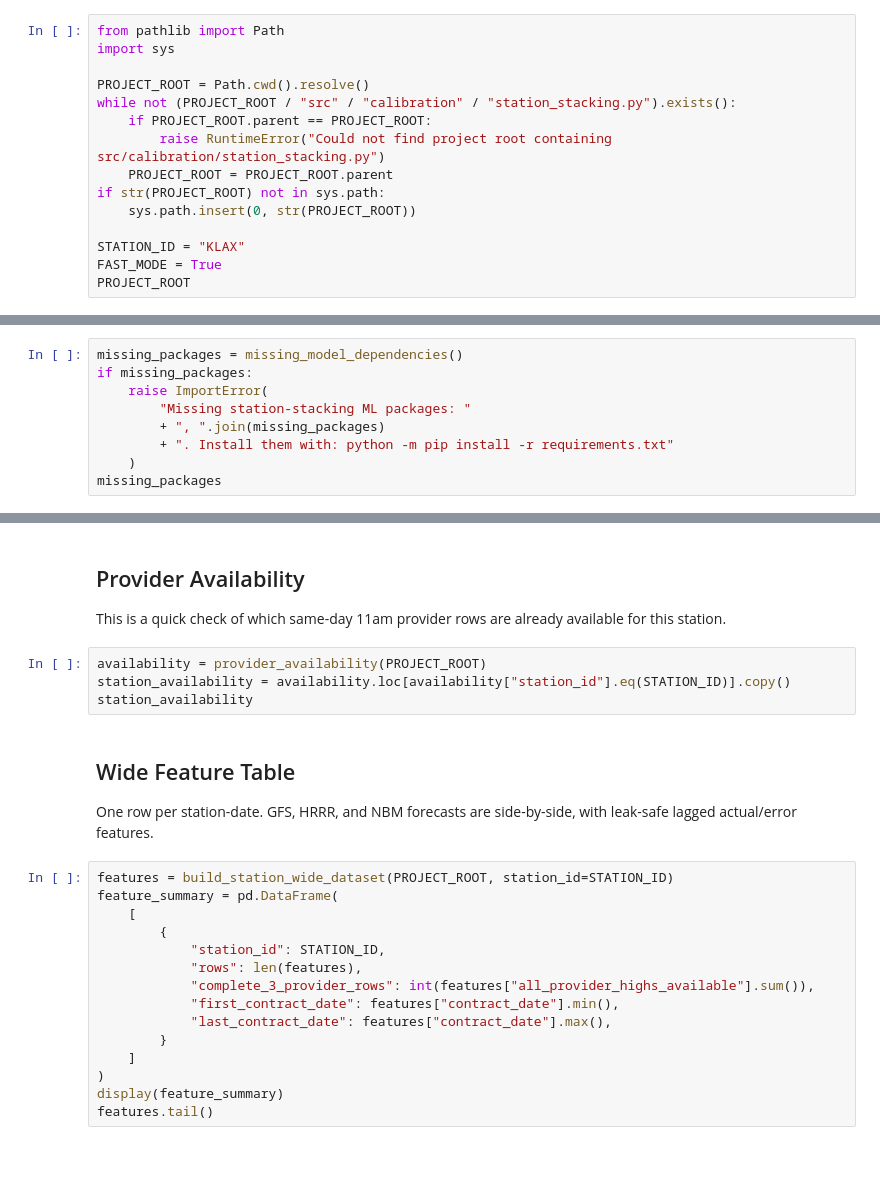
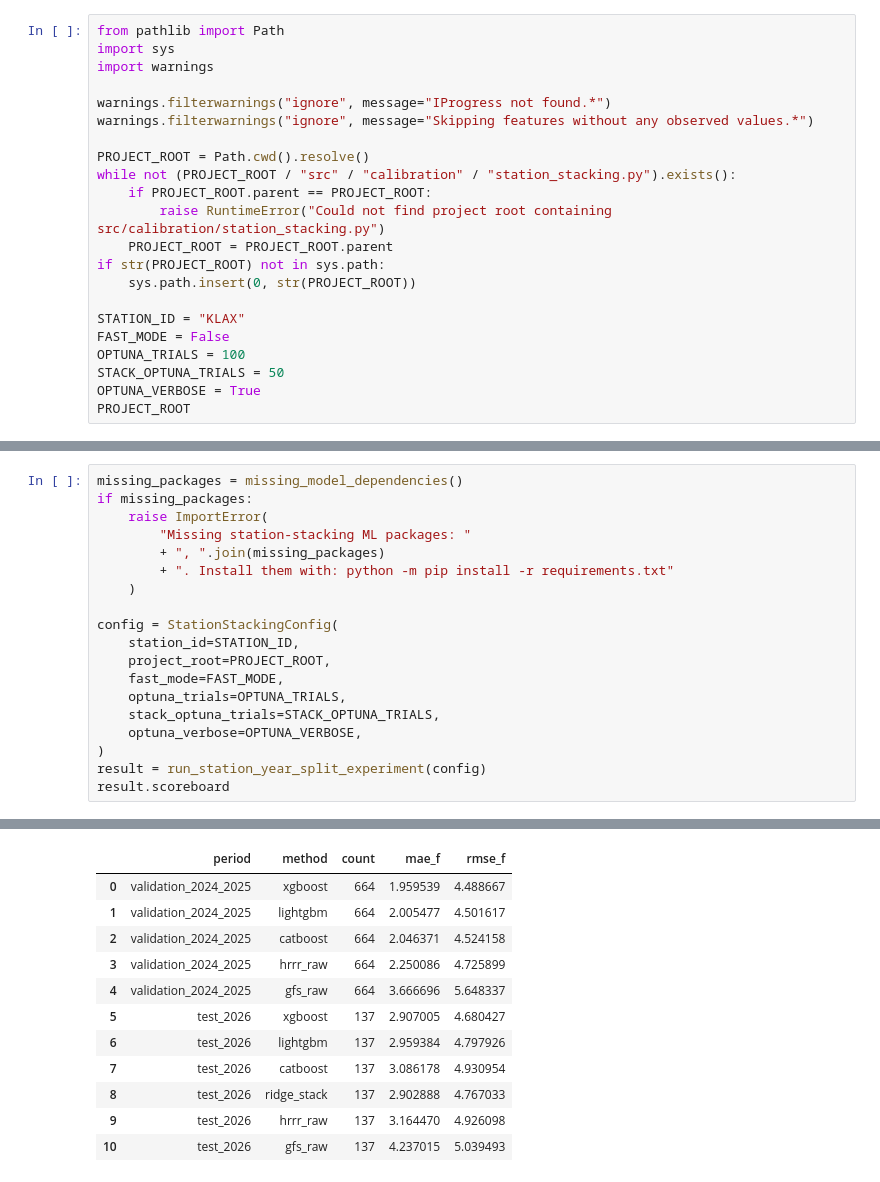
Before and after one commit to FarisFadilArifin/weather-research, a Jupyter notebook: notebooks/station_stacking/stacking_KLAX.ipynb, the cells around one changed output, grey strips where cells are left out. Cells and saved outputs as stored; diff of their text form; blank space fills up the shorter version.

```diff
--- a/notebooks/station_stacking/stacking_KLAX.ipynb
+++ b/notebooks/station_stacking/stacking_KLAX.ipynb
@@ -9,6 +7,10 @@ This is the current ML workflow: it predicts `actual_high_f` directly from same-
 # %%
 from pathlib import Path
 import sys
+import warnings
+
+warnings.filterwarnings("ignore", message="IProgress not found.*")
+warnings.filterwarnings("ignore", message="Skipping features without any observed values.*")
 
 PROJECT_ROOT = Path.cwd().resolve()
 while not (PROJECT_ROOT / "src" / "calibration" / "station_stacking.py").exists():
@@ -19,5 +21,8 @@ if str(PROJECT_ROOT) not in sys.path:
     sys.path.insert(0, str(PROJECT_ROOT))
 
 STATION_ID = "KLAX"
-FAST_MODE = True
+FAST_MODE = False
+OPTUNA_TRIALS = 100
+STACK_OPTUNA_TRIALS = 50
+OPTUNA_VERBOSE = True
 PROJECT_ROOT
@@ -48,4 +44,15 @@ if missing_packages:
         + ", ".join(missing_packages)
         + ". Install them with: python -m pip install -r requirements.txt"
     )
-missing_packages
+
+config = StationStackingConfig(
+    station_id=STATION_ID,
+    project_root=PROJECT_ROOT,
+    fast_mode=FAST_MODE,
+    optuna_trials=OPTUNA_TRIALS,
+    stack_optuna_trials=STACK_OPTUNA_TRIALS,
+    optuna_verbose=OPTUNA_VERBOSE,
+)
+result = run_station_year_split_experiment(config)
+result.scoreboard
+# %% [output]
@@ -52,27 +76,12 @@ missing_packages
+|  | period | method | count | mae_f | rmse_f |
+| 0 | validation_2024_2025 | xgboost | 664 | 1.959539 | 4.488667 |
+| 1 | validation_2024_2025 | lightgbm | 664 | 2.005477 | 4.501617 |
+| 2 | validation_2024_2025 | catboost | 664 | 2.046371 | 4.524158 |
+| 3 | validation_2024_2025 | hrrr_raw | 664 | 2.250086 | 4.725899 |
+| 4 | validation_2024_2025 | gfs_raw | 664 | 3.666696 | 5.648337 |
+| 5 | test_2026 | xgboost | 137 | 2.907005 | 4.680427 |
+| 6 | test_2026 | lightgbm | 137 | 2.959384 | 4.797926 |
+| 7 | test_2026 | catboost | 137 | 3.086178 | 4.930954 |
+| 8 | test_2026 | ridge_stack | 137 | 2.902888 | 4.767033 |
+| 9 | test_2026 | hrrr_raw | 137 | 3.164470 | 4.926098 |
+| 10 | test_2026 | gfs_raw | 137 | 4.237015 | 5.039493 |
-# %% [markdown]
-## Provider Availability
-
-This is a quick check of which same-day 11am provider rows are already available for this station.
-# %%
-availability = provider_availability(PROJECT_ROOT)
-station_availability = availability.loc[availability["station_id"].eq(STATION_ID)].copy()
-station_availability
-# %% [markdown]
-## Wide Feature Table
-
-One row per station-date. GFS, HRRR, and NBM forecasts are side-by-side, with leak-safe lagged actual/error features.
-# %%
-features = build_station_wide_dataset(PROJECT_ROOT, station_id=STATION_ID)
-feature_summary = pd.DataFrame(
-    [
-        {
-            "station_id": STATION_ID,
-            "rows": len(features),
-            "complete_3_provider_rows": int(features["all_provider_highs_available"].sum()),
-            "first_contract_date": features["contract_date"].min(),
-            "last_contract_date": features["contract_date"].max(),
-        }
-    ]
-)
-display(feature_summary)
-features.tail()
```
Also changed, not shown: parts of 19 cells of this notebook, 20 other files.
